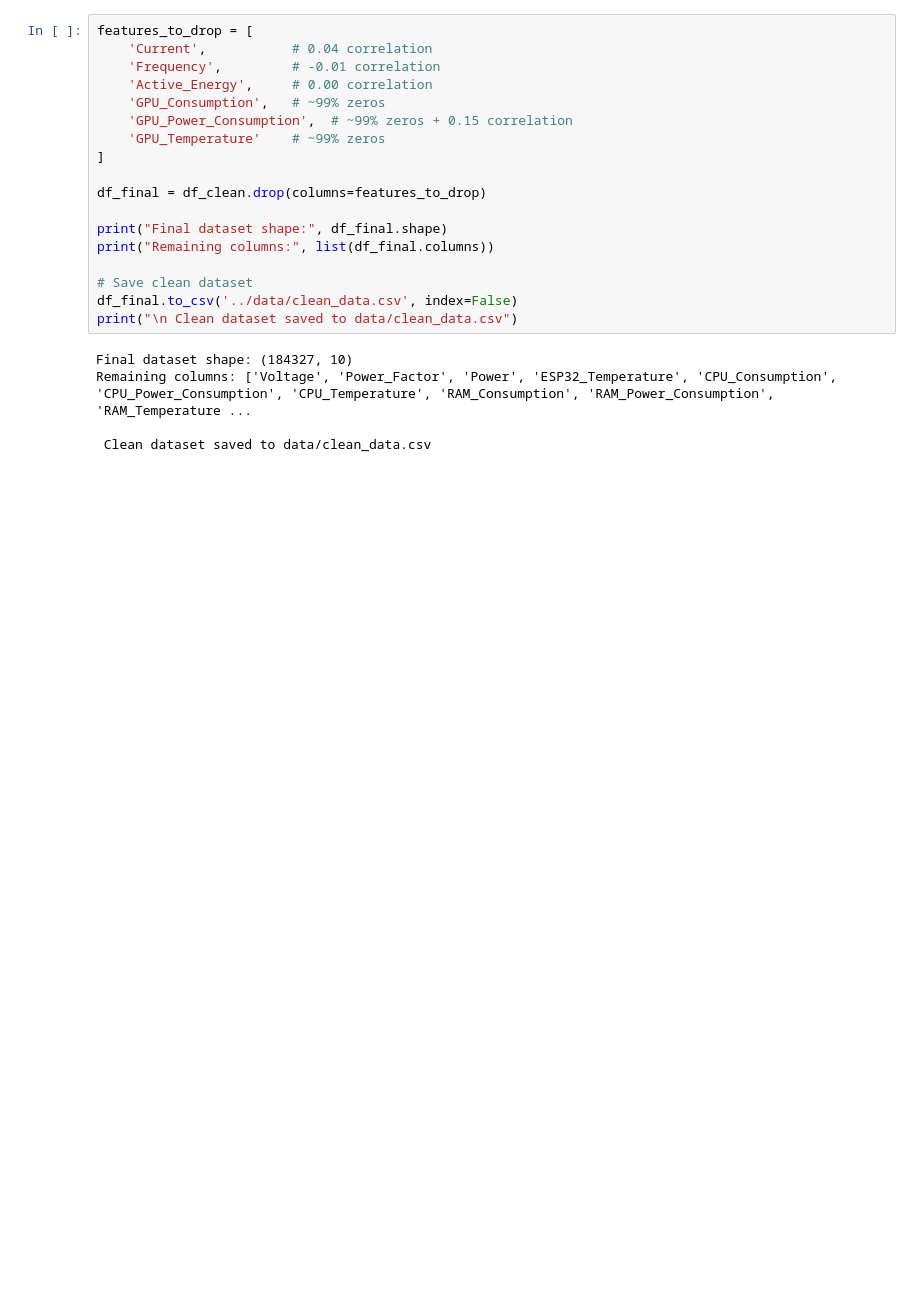
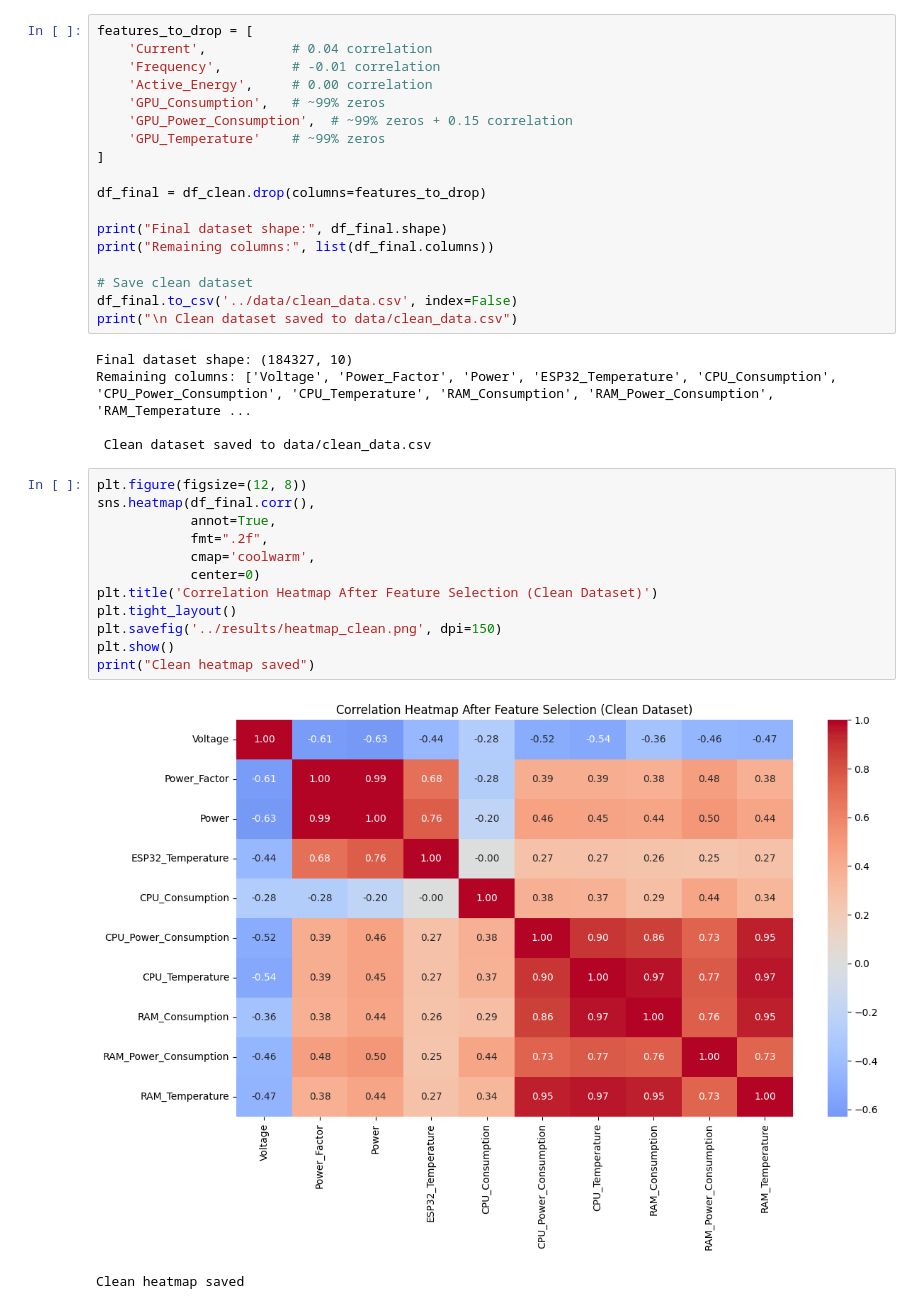
Before and after one commit to AsmarBaghirova/green-erp-data-analytics, a Jupyter notebook: notebooks/eda.ipynb, the cells around one changed output. Saved outputs shown, nothing was run; the diff lists cells and outputs as text; blank space fills up the shorter version.

```diff
--- a/notebooks/eda.ipynb
+++ b/notebooks/eda.ipynb
@@ -263,3 +245,18 @@ Final dataset shape: (184327, 10)
 Remaining columns: ['Voltage', 'Power_Factor', 'Power', 'ESP32_Temperature', 'CPU_Consumption', 'CPU_Power_Consumption', 'CPU_Temperature', 'RAM_Consumption', 'RAM_Power_Consumption', 'RAM_Temperature ...
 
  Clean dataset saved to data/clean_data.csv
+# %%
+plt.figure(figsize=(12, 8))
+sns.heatmap(df_final.corr(),
+            annot=True,
+            fmt=".2f",
+            cmap='coolwarm',
+            center=0)
+plt.title('Correlation Heatmap After Feature Selection (Clean Dataset)')
+plt.tight_layout()
+plt.savefig('../results/heatmap_clean.png', dpi=150)
+plt.show()
+print("Clean heatmap saved")
+# %% [output]
+[figure, added]
+Clean heatmap saved
```
Also changed, not shown: parts of 3 cells of this notebook, 8 other files.
